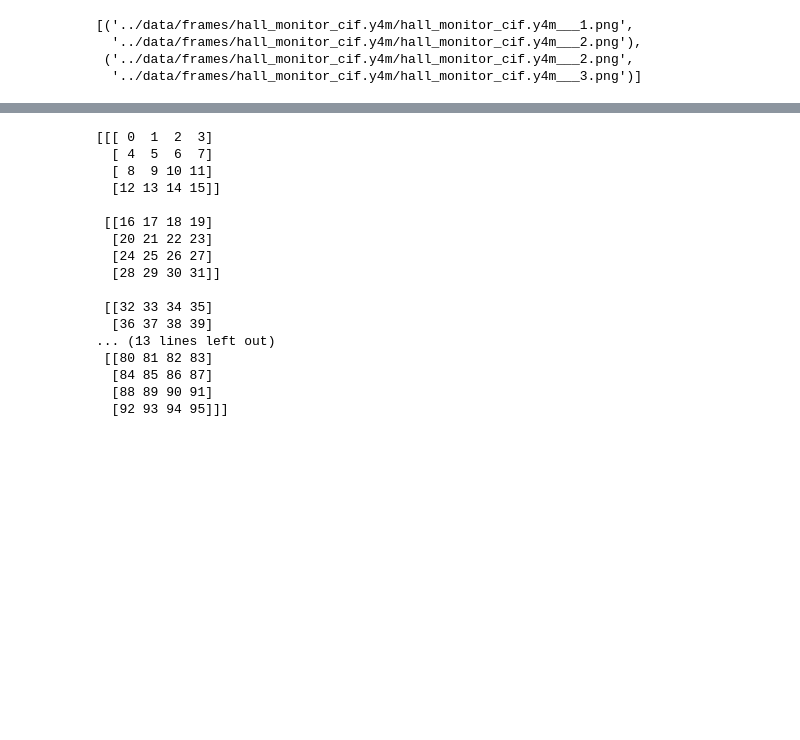
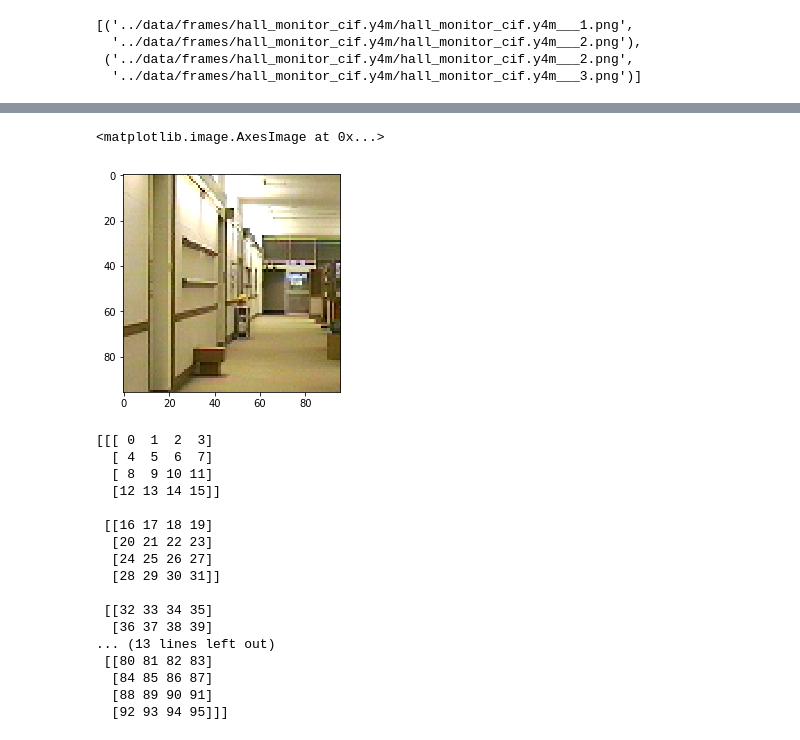
Before and after one commit to priyamtejaswin/srote-ftw, a Jupyter notebook: src_tensorflow/rough.ipynb, the cells around one changed output, grey strips where cells are left out. Saved outputs shown, nothing was run; the diff lists cells and outputs as text; code cells hidden in the pictures; blank space fills up the shorter version.

```diff
--- a/src_tensorflow/rough.ipynb
+++ b/src_tensorflow/rough.ipynb
@@ -161,3 +168,8 @@ for row in dataset: ## Tuple (x,y) of [batch, NFRAME, k, k, c]
+# %%
+plt.imshow(row[0].numpy()[8][1])
+# %% [output]
+<matplotlib.image.AxesImage at 0x...>
+[figure, added]
 # %%
 a = np.arange(48).reshape([3, 4, 4])
 b = np.arange(48, 96).reshape([3, 4, 4])
```
Also changed, not shown: parts of 5 cells of this notebook.
